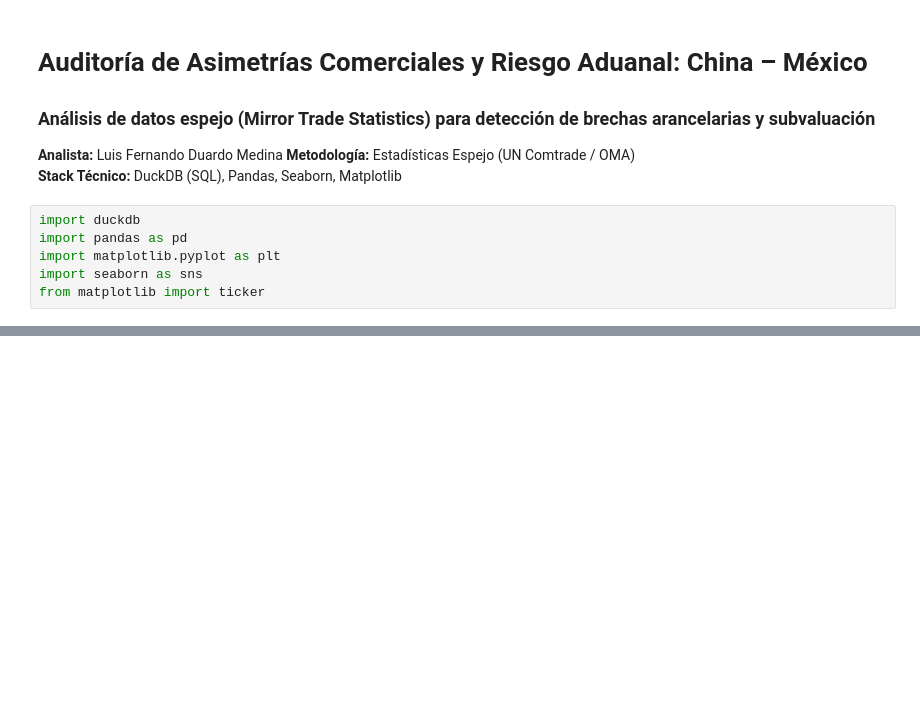
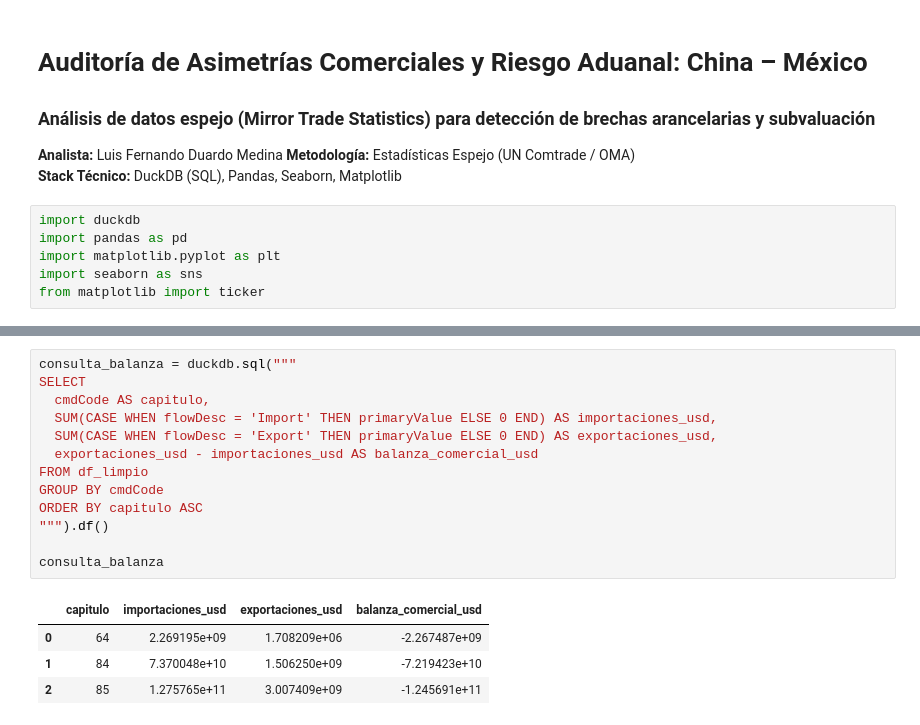
Before and after one commit to luisferdm6/03-china-mexico-trade-audit, a Jupyter notebook: 01_auditoria_asimetrias_china_mexico.ipynb, the cells around one changed output, grey strips where cells are left out. Saved outputs shown, nothing was run; the diff lists cells and outputs as text; blank space fills up the shorter version.

```diff
--- a/01_auditoria_asimetrias_china_mexico.ipynb
+++ b/01_auditoria_asimetrias_china_mexico.ipynb
@@ -30,0 +76,18 @@ Dimensiones del dataset: (18, 47)
+# %%
+consulta_balanza = duckdb.sql("""
+SELECT
+  cmdCode AS capitulo,
+  SUM(CASE WHEN flowDesc = 'Import' THEN primaryValue ELSE 0 END) AS importaciones_usd,
+  SUM(CASE WHEN flowDesc = 'Export' THEN primaryValue ELSE 0 END) AS exportaciones_usd,
+  exportaciones_usd - importaciones_usd AS balanza_comercial_usd
+FROM df_limpio
+GROUP BY cmdCode
+ORDER BY capitulo ASC
+""").df()
+
+consulta_balanza
+# %% [output]
+|  | capitulo | importaciones_usd | exportaciones_usd | balanza_comercial_usd |
+| 0 | 64 | 2.269195e+09 | 1.708209e+06 | -2.267487e+09 |
+| 1 | 84 | 7.370048e+10 | 1.506250e+09 | -7.219423e+10 |
+| 2 | 85 | 1.275765e+11 | 3.007409e+09 | -1.245691e+11 |
```
Also changed, not shown: parts of 4 cells of this notebook.
